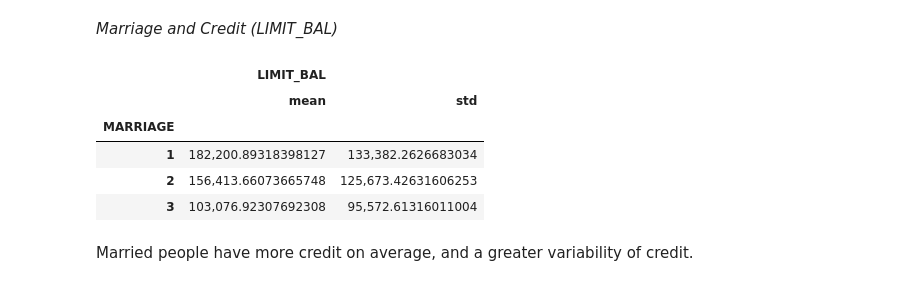
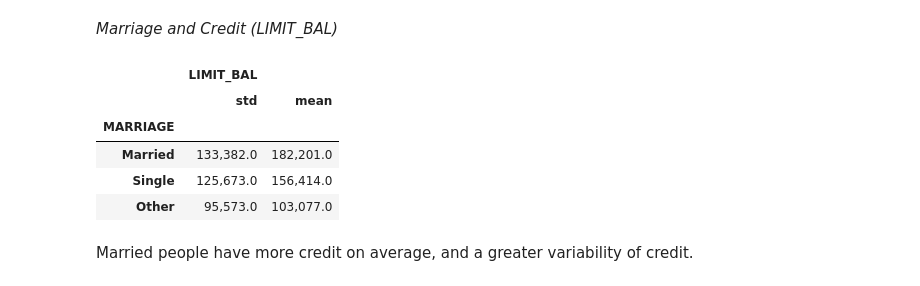
Before and after one commit to gblinick/Predicting-Credit-Card-Default-in-sci-kit-learn, a Jupyter notebook: EDA/EDA Scratchpad.ipynb, the cells around one changed output. Saved outputs shown, nothing was run; the diff lists cells and outputs as text; code cells hidden in the pictures.

```diff
--- a/EDA/EDA Scratchpad.ipynb
+++ b/EDA/EDA Scratchpad.ipynb
@@ -645,0 +576,35 @@ g.add_legend()
+# %%
+# Replace values for better labelling
+replace = (data["MARRIAGE"] == 1)
+data.loc[replace,'MARRIAGE'] = "Married"
+replace = (data["MARRIAGE"] == 2)
+data.loc[replace,'MARRIAGE'] = "Single"
+replace = (data["MARRIAGE"] == 3)
+data.loc[replace,'MARRIAGE'] = "Other"
+
+
+# Replace numbers with strings for the purpose of better labelling on graphs
+replace = (data["default"] == 0)
+data.loc[replace,'default'] = "No"
+replace = (data["default"] == 1)
+data.loc[replace,'default'] = "Yes"
+
+
+g = sns.FacetGrid(data, col='MARRIAGE', hue='default',height=4, aspect=1, hue_order=["No", "Yes"], sharey=False)
+g = g.map(plt.hist, 'AGE', alpha=0.5).set_axis_labels('AGE','Count').set_titles(("{col_name}"))
+g.add_legend()
+g.savefig('Marriage_and_Age')
+
+# Return back for correlation purposes
+replace = (data["MARRIAGE"] == "Married")
+data.loc[replace,'MARRIAGE'] = 1
+replace = (data["MARRIAGE"] == "Single")
+data.loc[replace,'MARRIAGE'] = 2
+replace = (data["MARRIAGE"] == "Other")
+data.loc[replace,'MARRIAGE'] = 3
+
+
+replace = (data["default"] == "No")
+data.loc[replace,'default'] = 0
+replace = (data["default"] == "Yes")
+data.loc[replace,'default'] = 1
@@ -649,13 +616,14 @@ The statistics and plot show that married people tend to be older than singles.
 *Marriage and Credit (LIMIT_BAL)*
 # %%
 var = data[['MARRIAGE', 'LIMIT_BAL']].groupby('MARRIAGE').agg({'mean', 'std'})
-var
+var.rename(index = {1:"Married", 2:"Single", 3:"Other"}, inplace=True)
+var.round(0)
 # %% [output]
 |  | LIMIT_BAL |  |
-|  | mean | std |
+|  | std | mean |
 | MARRIAGE |  |  |
-| 1 | 182,200.89318398127 | 133,382.2626683034 |
-| 2 | 156,413.66073665748 | 125,673.42631606253 |
-| 3 | 103,076.92307692308 | 95,572.61316011004 |
+| Married | 133,382.0 | 182,201.0 |
+| Single | 125,673.0 | 156,414.0 |
+| Other | 95,573.0 | 103,077.0 |
 # %% [markdown]
 Married people have more credit on average, and a greater variability of credit.
```
Also changed, not shown: parts of 68 cells of this notebook.
